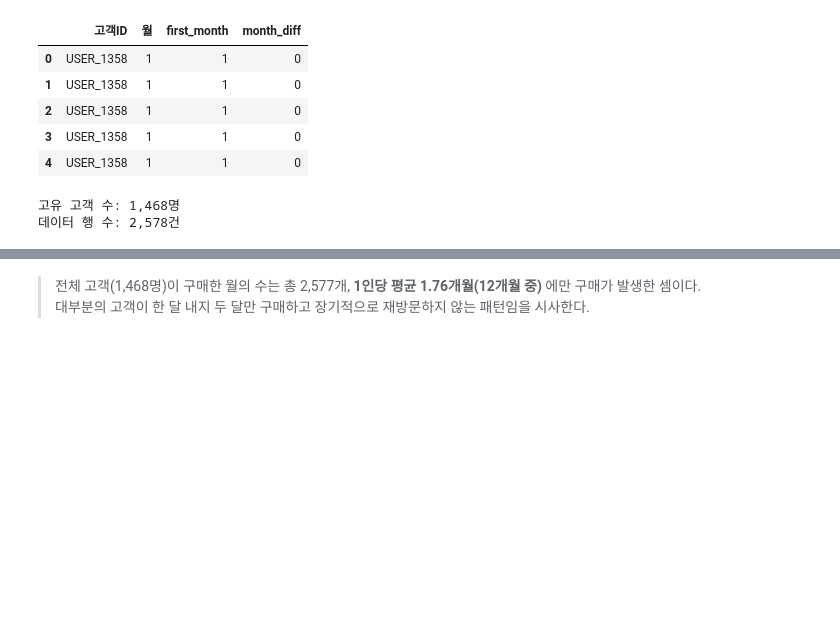
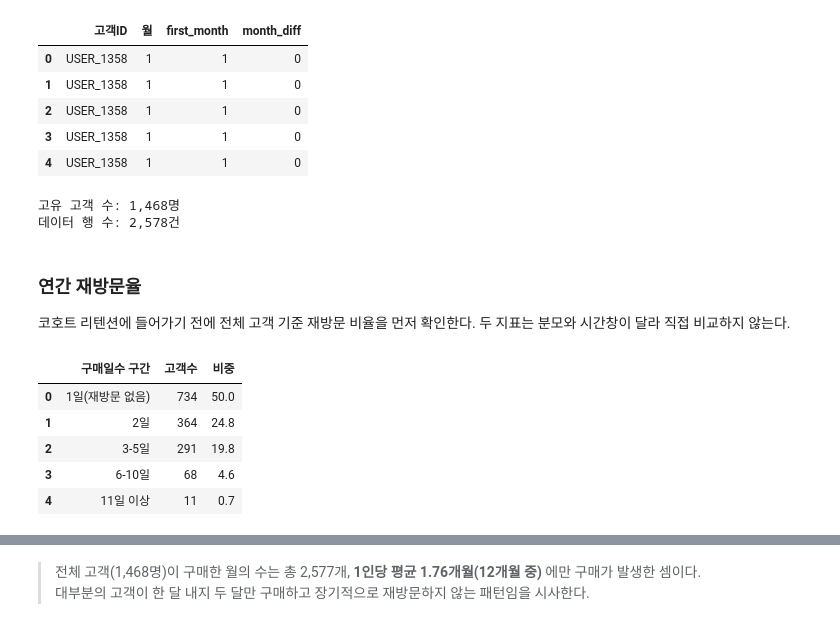
Before and after one commit to kth530/dacon_e_commerce, a Jupyter notebook: notebooks/02_retention.ipynb, the cells around one changed output, grey strips where cells are left out. Cells and saved outputs as stored; diff of their text form; code cells hidden in the pictures; blank space fills up the shorter version.

```diff
--- a/notebooks/02_retention.ipynb
+++ b/notebooks/02_retention.ipynb
@@ -85,3 +85,33 @@ print(f"데이터 행 수: {len(df):,}건")
 # %% [output]
 고유 고객 수: 1,468명
 데이터 행 수: 2,578건
+# %% [markdown]
+### 연간 재방문율
+
+코호트 리텐션에 들어가기 전에 전체 고객 기준 재방문 비율을 먼저 확인한다. 두 지표는 분모와 시간창이 달라 직접 비교하지 않는다.
+# %%
+# 연간 재방문율 — 2019년 안에 서로 다른 구매일이 2일 이상인 고객의 비율
+# 코호트 리텐션과 분모·시간창이 달라 같은 지표로 묶지 않고 따로 계산한다.
+visit_days = run('customer_visit_days')
+revisit_n = int((visit_days['방문일수'] > 1).sum())
+total_n = len(visit_days)
+revisit_rate = revisit_n / total_n * 100
+
+bins = [0, 1, 2, 5, 10, float('inf')]
+labels = ['1일(재방문 없음)', '2일', '3-5일', '6-10일', '11일 이상']
+visit_dist = (
+    pd.cut(visit_days['방문일수'], bins=bins, labels=labels, right=True)
+    .value_counts()
+    .reindex(labels)
+    .reset_index()
+)
+visit_dist.columns = ['구매일수 구간', '고객수']
+visit_dist['비중'] = (visit_dist['고객수'] / total_n * 100).round(1)
+visit_dist
+# %% [output]
+|  | 구매일수 구간 | 고객수 | 비중 |
+| 0 | 1일(재방문 없음) | 734 | 50.0 |
+| 1 | 2일 | 364 | 24.8 |
+| 2 | 3-5일 | 291 | 19.8 |
+| 3 | 6-10일 | 68 | 4.6 |
+| 4 | 11일 이상 | 11 | 0.7 |
```
Also changed, not shown: parts of 2 cells of this notebook, 2 other files.
